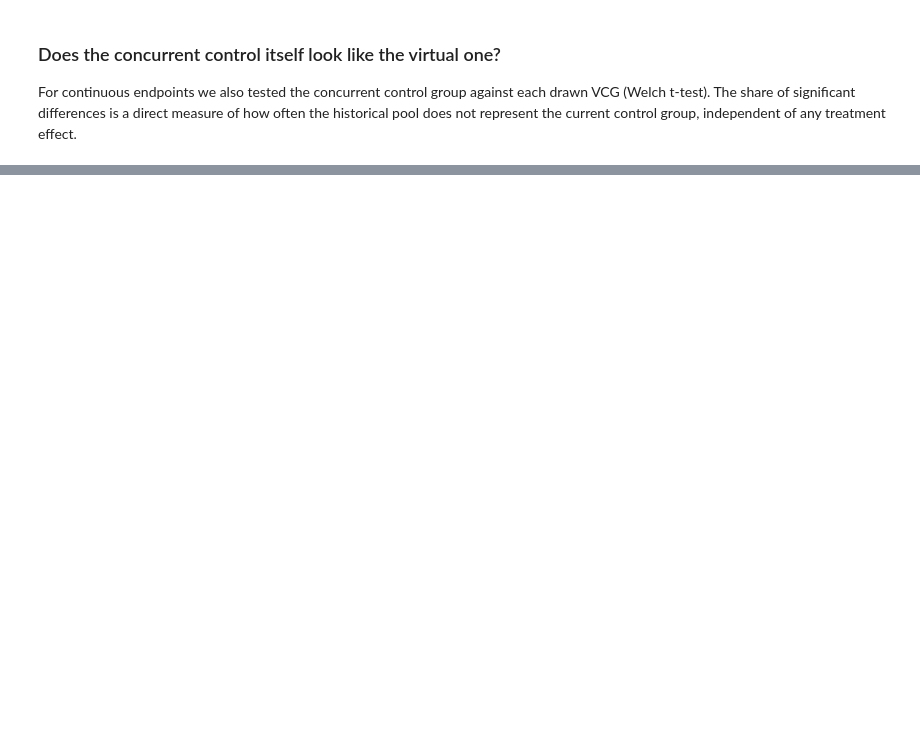
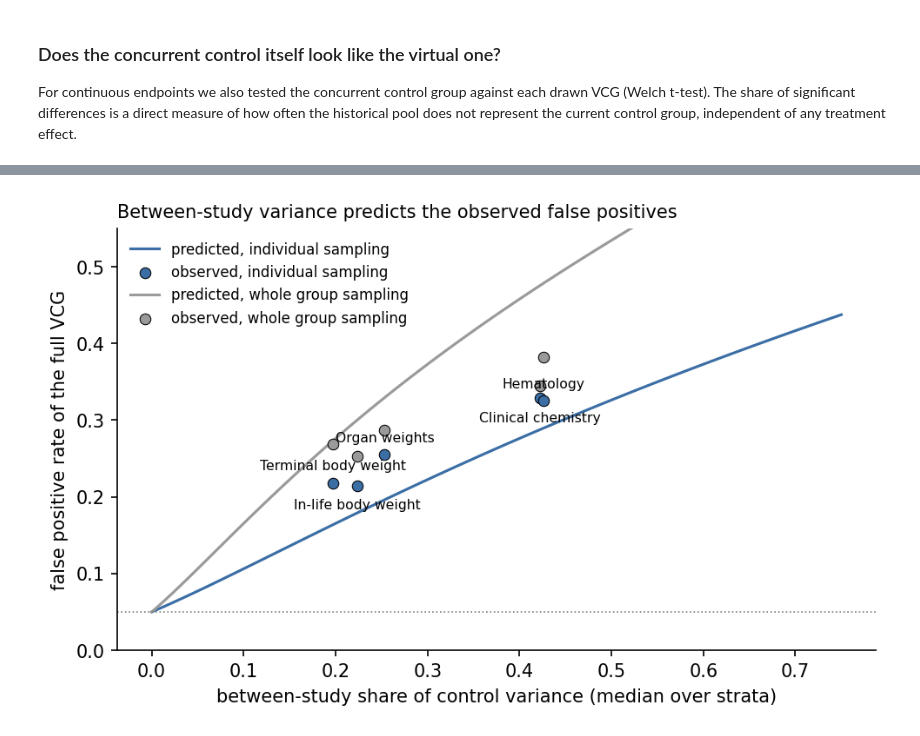
Before and after one commit to Jkovv/virtual-control-groups-ntp, a Jupyter notebook: notebooks/walkthrough.ipynb, the cells around one changed output, grey strips where cells are left out. Cells and saved outputs as stored; diff of their text form; code cells hidden in the pictures; blank space fills up the shorter version.

```diff
--- a/notebooks/walkthrough.ipynb
+++ b/notebooks/walkthrough.ipynb
@@ -330,0 +342,5 @@ pd.read_csv(C.TABLES_DIR / "control_vs_vcg.csv").pivot(index="domain", columns="
+# %%
+v = pd.read_csv(C.TABLES_DIR / "between_study_variance.csv")
+by_domain = pd.read_csv(C.TABLES_DIR / "between_study_variance_by_domain.csv")
+print(f"{len(v)} stratum x endpoint combinations with at least 3 historical control groups")
+by_domain.round(3)
@@ -330,0 +372,27 @@ pd.read_csv(C.TABLES_DIR / "control_vs_vcg.csv").pivot(index="domain", columns="
+# %%
+# observed false positives of each sampling scheme, held-out set
+md_ = pd.read_csv(C.TABLES_DIR / "methods_by_domain.csv")
+obs = (md_[(md_["set"] == "holdout") & (md_["mode"] == "vcg") & md_["method"].isin(["baseline", "whole_group"])]
+       .pivot(index="domain", columns="method", values="false_positive"))
+obs = obs.join(by_domain.set_index("domain")["median_icc"], how="inner").dropna().sort_values("median_icc")
+
+fig, ax = plt.subplots(figsize=(7.5, 4.2))
+share = np.linspace(0, 0.75, 100)
+for sampling, color in [("individual", "#3b6ea5"), ("whole_group", "#9a9a9a")]:
+    ax.plot(share, MM.implied_false_positive_rate(share, n=10, sampling=sampling), color=color,
+            label=f"predicted, {sampling.replace('_', ' ')} sampling")
+    col = "baseline" if sampling == "individual" else "whole_group"
+    ax.scatter(obs["median_icc"], obs[col], color=color, zorder=3, edgecolor="k", linewidth=0.5,
+               label=f"observed, {sampling.replace('_', ' ')} sampling")
+for i, (dom, r) in enumerate(obs.iterrows()):
+    ax.annotate(DOM.get(dom, dom), (r["median_icc"], r["baseline"]), fontsize=7.5,
+                xytext=(0, -13 if i % 2 else 7), textcoords="offset points", ha="center")
+ax.axhline(0.05, color="grey", lw=0.8, ls=":")
+ax.set_ylim(0, 0.55)
+ax.set_xlabel("between-study share of control variance (median over strata)")
+ax.set_ylabel("false positive rate of the full VCG")
+ax.set_title("Between-study variance predicts the observed false positives", loc="left", fontsize=10)
+ax.legend(fontsize=8, frameon=False, loc="upper left")
+plt.show()
+# %% [output]
+[figure, added]
```
Also changed, not shown: parts of 26 cells of this notebook, 1 other file.
